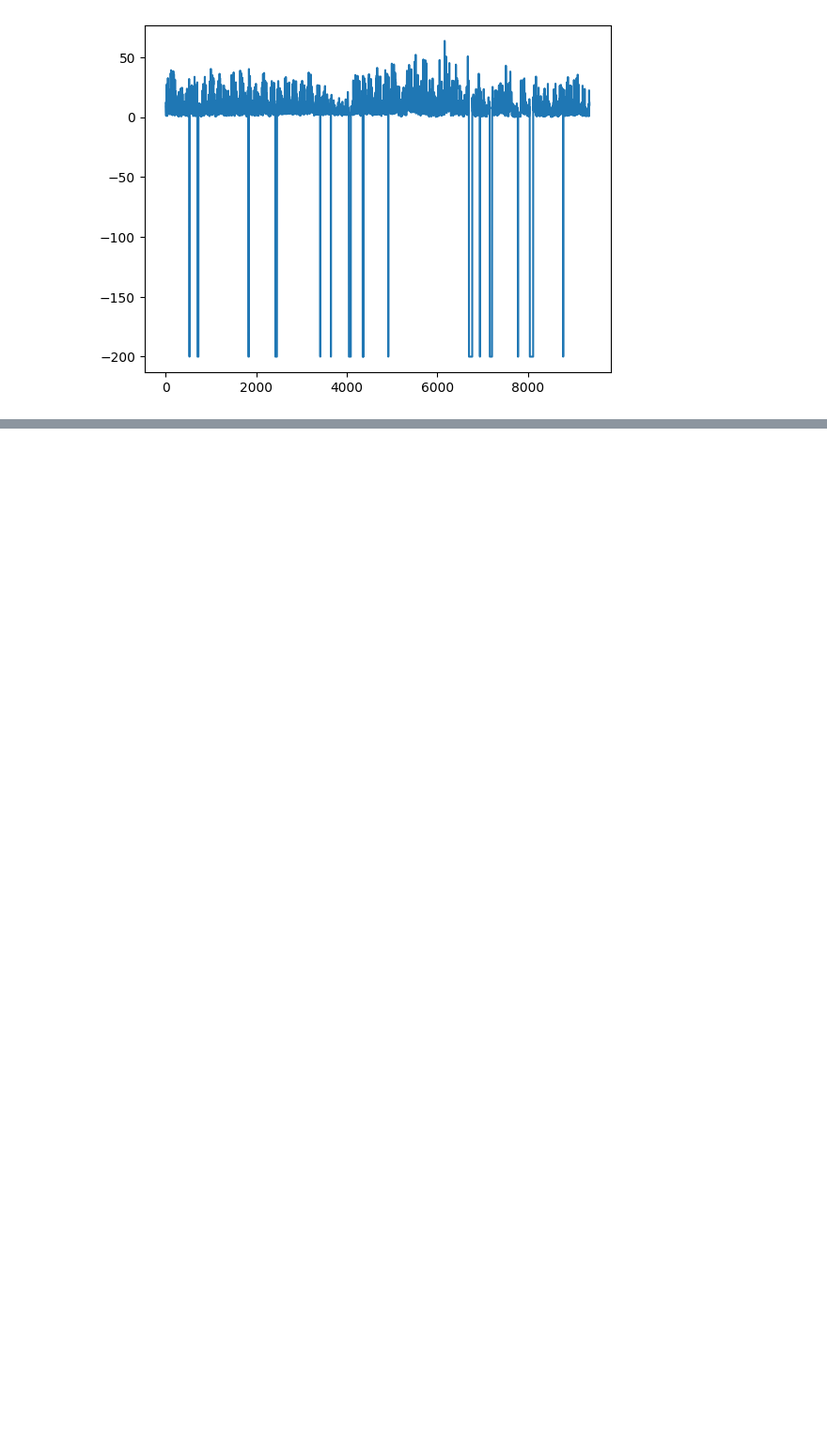
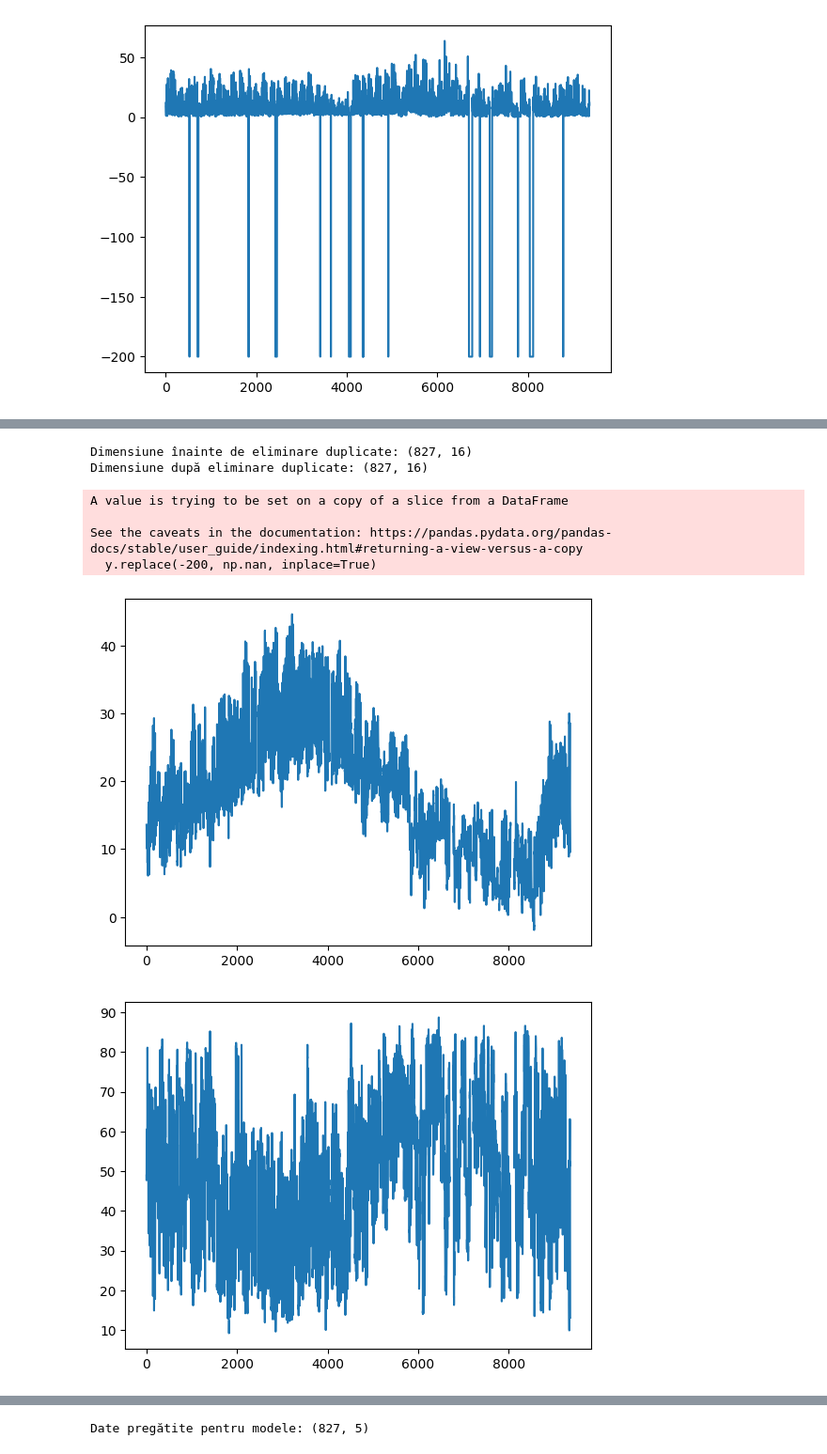
Before and after one commit to Patraxbi/Colocviu-TIA, a Jupyter notebook: main.ipynb, the cells around one changed output, grey strips where cells are left out. Shown at 94% size. Drawn from its saved outputs; the diff is of its cells as text; code cells hidden in the pictures; blank space fills up the shorter version.

Commit message:
eliminare duplicare + feature engineering + standarizare + detectie anomalii + PCA

```diff
--- a/main.ipynb
+++ b/main.ipynb
@@ -21,6 +21,10 @@ air_quality = fetch_ucirepo(id=360)
 X = air_quality.data.features
 y = air_quality.data.targets
 
+if y is None:
+    # Alegem 'CO(GT)' ca variabilă țintă
+    y = X[['CO(GT)']]
+
 # metadata
 print(air_quality.metadata)
 
@@ -84,0 +76,75 @@ SyntaxError: invalid syntax (2342419415.py, line 1)
+# %%
+############################# ELIMINAERE VALORI GRESITE #############################
+
+# Înlocuim -200 (marcajul pentru lipsă date) cu NaN
+X.replace(-200, np.nan, inplace=True)
+y.replace(-200, np.nan, inplace=True)
+
+# Eliminăm rândurile care conțin NaN-uri (cea mai sigură metodă pentru "valori greșite")
+data_raw = pd.concat([X, y], axis=1).dropna()
+
+############################# ELIMNARE DUPLICATE #############################
+
+print(f"Dimensiune înainte de eliminare duplicate: {data_raw.shape}")
+data_raw.drop_duplicates(inplace=True)
+print(f"Dimensiune după eliminare duplicate: {data_raw.shape}")
+
+# Separăm din nou X și y după curățare
+# Selectăm coloanele relevante pentru X
+features_initial = ["T", "RH", "NO2(GT)", "C6H6(GT)", "Date"]
+X_clean = data_raw[features_initial].copy()
+y_clean = data_raw.iloc[:, -1].copy() # Targetul (CO(GT)) este ultima coloană
+
+# Ploturile după curățare
+plt.plot(X["T"], label="Temperature")
+plt.show()
+
+plt.plot(X["RH"], label="Relative humidity")
+plt.show()
+
+plt.plot(X["NO2(GT)"], label="NO2")
+plt.show()
+
+plt.plot(X["C6H6(GT)"], label="C6H6")
+plt.show()
+
+
+# 2. Transformarea datei în Anotimp
+def get_season(date_str):
+    # Formatul este DD/MM/YYYY
+    month = int(date_str.split('/')[1])
+    if month in [12, 1, 2]:
+        return 1 # Iarna
+    elif month in [3, 4, 5]:
+        return 2 # Primavara
+    elif month in [6, 7, 8]:
+        return 3 # Vara
+    else:
+        return 4 # Toamna
+
+X_clean['Season'] = X_clean['Date'].apply(get_season)
+
+# Selectăm doar coloanele numerice finale pentru analiză (scoatem Data string)
+numeric_cols = ["T", "RH", "NO2(GT)", "C6H6(GT)", "Season"]
+X_final = X_clean[numeric_cols].apply(pd.to_numeric, errors='coerce')
+
+# Standardizare (esențial pentru SVM și PCA care urmează)
+scaler = StandardScaler()
+X_scaled = scaler.fit_transform(X_final)
+
+print(f"Date pregătite pentru modele: {X_scaled.shape}")
+
+# Vizualizări (codul original + ajustări)
+plt.figure(figsize=(10,6))
+plt.plot(X["T"], label="Temperature")
+plt.legend()
+plt.show()
+# %% [output]
+Dimensiune înainte de eliminare duplicate: (827, 16)
+Dimensiune după eliminare duplicate: (827, 16)
+A value is trying to be set on a copy of a slice from a DataFrame
+
+See the caveats in the documentation: https://pandas.pydata.org/pandas-docs/stable/user_guide/indexing.html#returning-a-view-versus-a-copy
+  y.replace(-200, np.nan, inplace=True)
+[figure, added]
+[figure, added]
@@ -84,0 +153 @@ SyntaxError: invalid syntax (2342419415.py, line 1)
+Date pregătite pentru modele: (827, 5)
```
Also changed, not shown: parts of 5 cells of this notebook.
